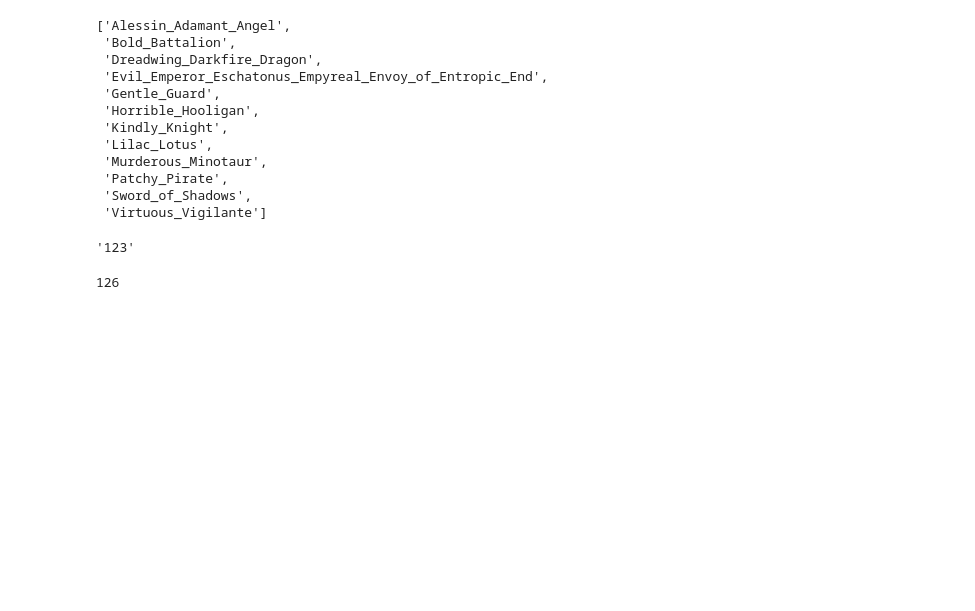
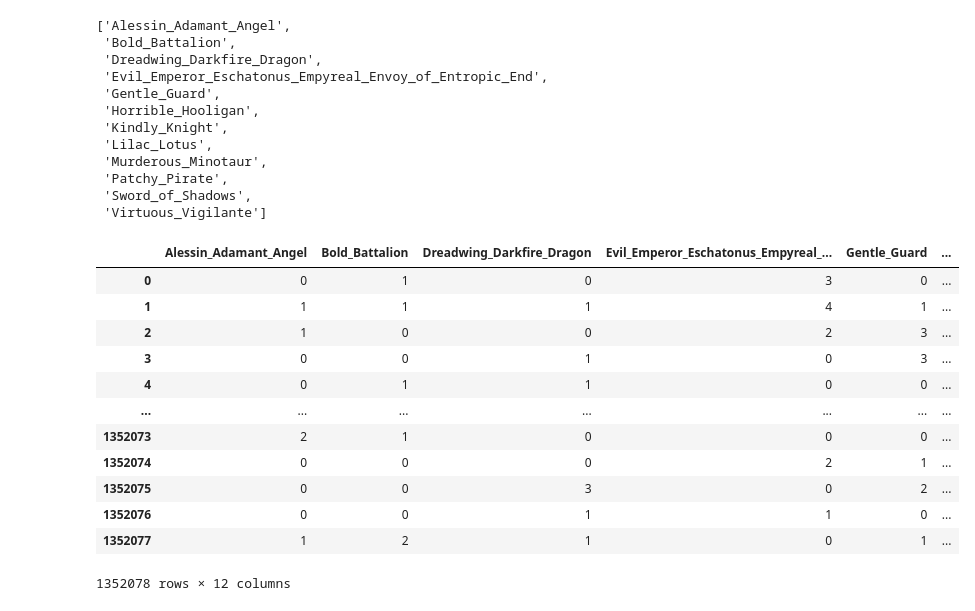
Before and after one commit to allswellthatsmaxwell/lesswrong_games, a Jupyter notebook: py/mtg.ipynb, the cells around one changed output. Saved outputs shown, nothing was run; the diff lists cells and outputs as text; code cells hidden in the pictures; blank space fills up the shorter version.

```diff
--- a/py/mtg.ipynb
+++ b/py/mtg.ipynb
@@ -68,13 +68,20 @@ past_games.cards
  'Virtuous_Vigilante']
 # %%
 possibles = mtg.PossibleDecks(past_games)
-possibles.decks
-# list(sorted(["".join([str(x) for x in l]) for l in possibles.decks.decks]))
+decks = possibles.generate_decks()
-# %%
-possibles.decks.shape
-# %% [output]
-'123'
-# %%
-len(possibles.decks)
-# %% [output]
-126
+# %%
+decks
+# %% [output]
+|  | Alessin_Adamant_Angel | Bold_Battalion | Dreadwing_Darkfire_Dragon | Evil_Emperor_Eschatonus_Empyreal_... | Gentle_Guard | ... |
+| 0 | 0 | 1 | 0 | 3 | 0 | ... |
+| 1 | 1 | 1 | 1 | 4 | 1 | ... |
+| 2 | 1 | 0 | 0 | 2 | 3 | ... |
+| 3 | 0 | 0 | 1 | 0 | 3 | ... |
+| 4 | 0 | 1 | 1 | 0 | 0 | ... |
+| ... | ... | ... | ... | ... | ... | ... |
+| 1352073 | 2 | 1 | 0 | 0 | 0 | ... |
+| 1352074 | 0 | 0 | 0 | 2 | 1 | ... |
+| 1352075 | 0 | 0 | 3 | 0 | 2 | ... |
+| 1352076 | 0 | 0 | 1 | 1 | 0 | ... |
+| 1352077 | 1 | 2 | 1 | 0 | 1 | ... |
+1352078 rows × 12 columns
```
Also changed, not shown: 1 other file.
